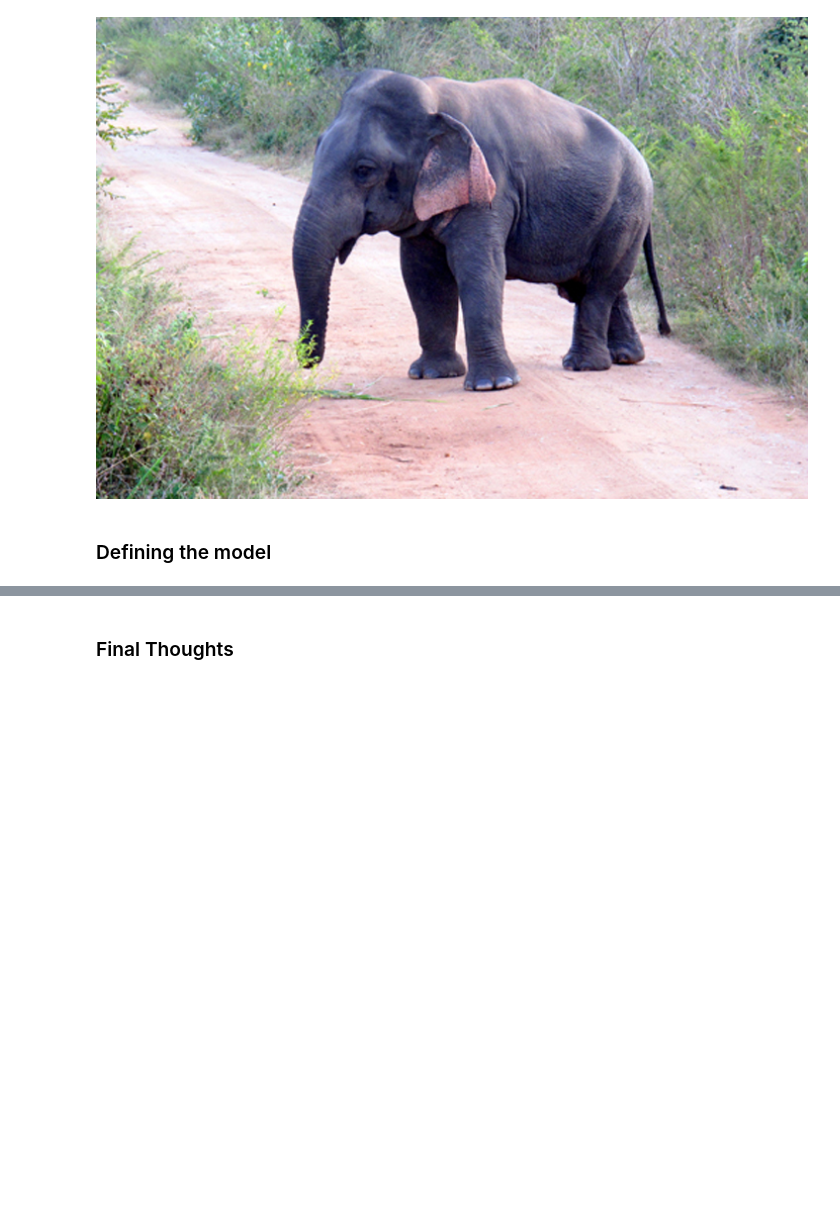
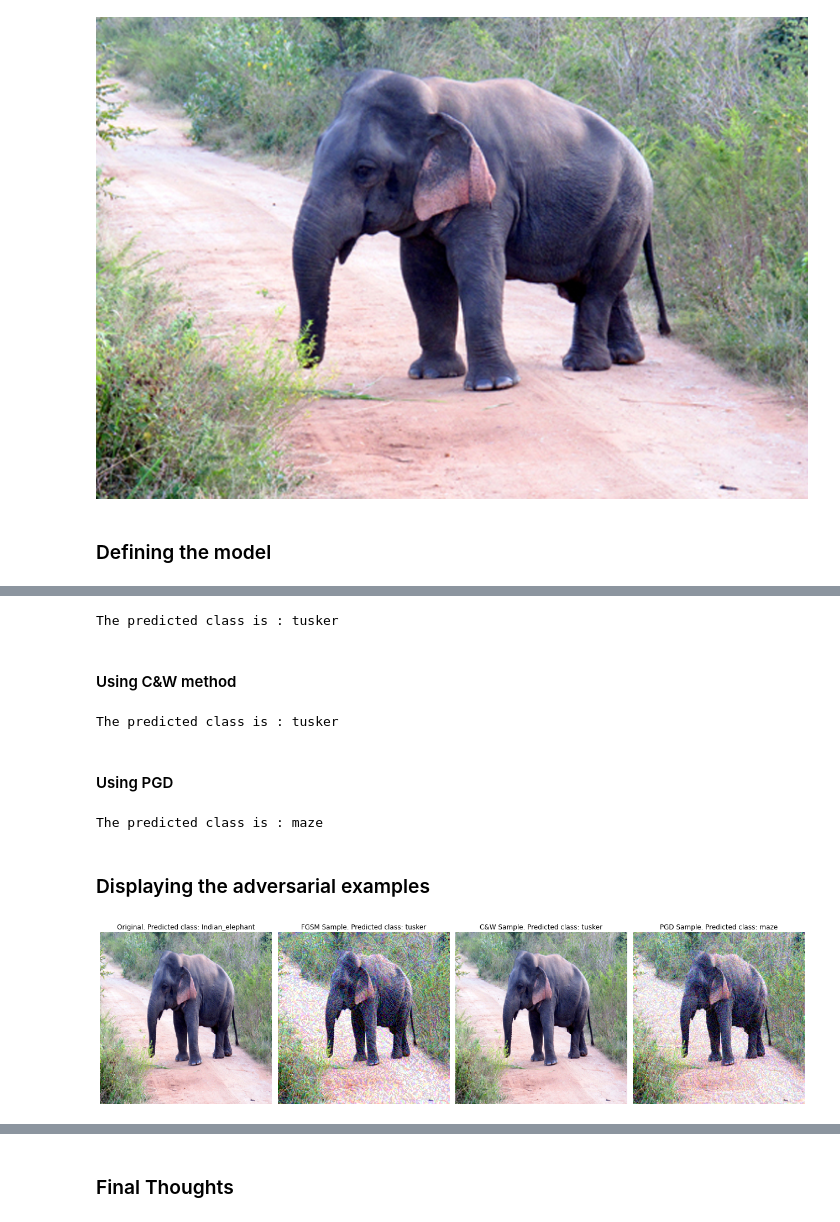
Before and after one commit to PacktPublishing/Applied-Machine-Learning-Explainability-Techniques, a Jupyter notebook: Chapter03/Data_Centric_XAI_part_2.ipynb, the cells around one changed output, grey strips where cells are left out. Saved outputs shown, nothing was run; the diff lists cells and outputs as text; code cells hidden in the pictures; blank space fills up the shorter version.

```diff
--- a/Chapter03/Data_Centric_XAI_part_2.ipynb
+++ b/Chapter03/Data_Centric_XAI_part_2.ipynb
@@ -83,2 +87,2 @@ The predicted class is : Indian_elephant
 # %%
-wrapped_model = KerasClassifier(model=model, clip_values=(0, 1))
+art_model = KerasClassifier(model=model, clip_values=(0, 1))
@@ -115,0 +91,44 @@ adv_images_cw = attack_cw.generate(x = normalized_img, verbose=True)
+# %%
+attack_fgsm = FastGradientMethod(art_model, eps = 0.1)
+adv_images_fgsm = attack_fgsm.generate(x = normalized_img)
+pred_fgsm = get_model_predictions(adv_images_fgsm)
+# %% [output]
+The predicted class is : tusker
+# %% [markdown]
+#### Using C&W method
+# %%
+attack_cw = CarliniLInfMethod(art_model, max_iter=100, verbose=True)
+adv_images_cw = attack_cw.generate(x = normalized_img, verbose=True)
+pred_cw =get_model_predictions(adv_images_cw)
+# %% [output]
+The predicted class is : tusker
+# %% [markdown]
+#### Using PGD
+# %%
+norm = 2
+attack_pgd = ProjectedGradientDescent(art_model, eps = 0.1, verbose=True)
+adv_images_pgd = attack_pgd.generate(x = normalized_img, verbose=True)
+pred_pgd = get_model_predictions(adv_images_pgd)
+# %% [output]
+The predicted class is : maze
+# %% [markdown]
+### Displaying the adversarial examples
+# %%
+fig, (ax1, ax2, ax3, ax4) = plt.subplots(1,4, figsize=(18,12))
+
+#fig.suptitle('Adversarial samples with the original')
+ax1.imshow(normalized_img[0])
+ax1.set_title(f'Original. Predicted class: {pred_orig}')
+ax1.set_axis_off()
+ax2.imshow(adv_images_fgsm[0])
+ax2.set_title(f'FGSM Sample. Predicted class: {pred_fgsm}')
+ax2.set_axis_off()
+ax3.imshow(adv_images_cw[0])
+ax3.set_title(f'C&W Sample. Predicted class: {pred_cw}')
+ax3.set_axis_off()
+ax4.imshow(adv_images_pgd[0])
+ax4.set_title(f'PGD Sample. Predicted class: {pred_pgd}')
+ax4.set_axis_off()
+plt.tight_layout()
+# %% [output]
+[figure, added]
```
Also changed, not shown: parts of 17 cells of this notebook.
